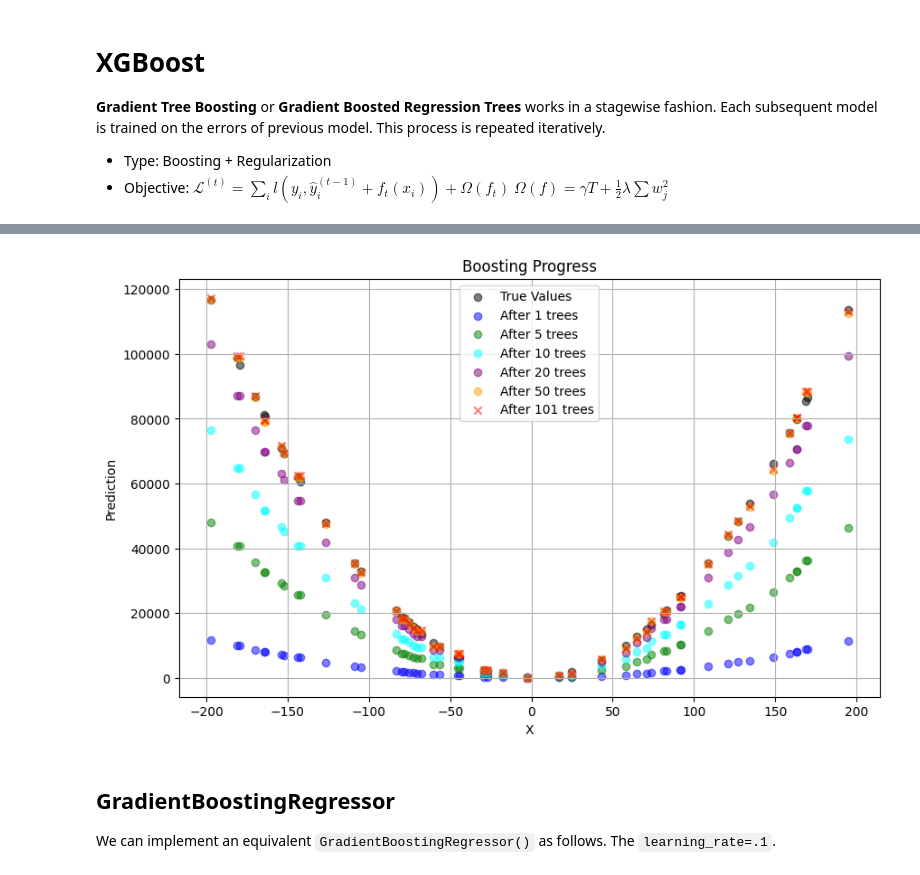
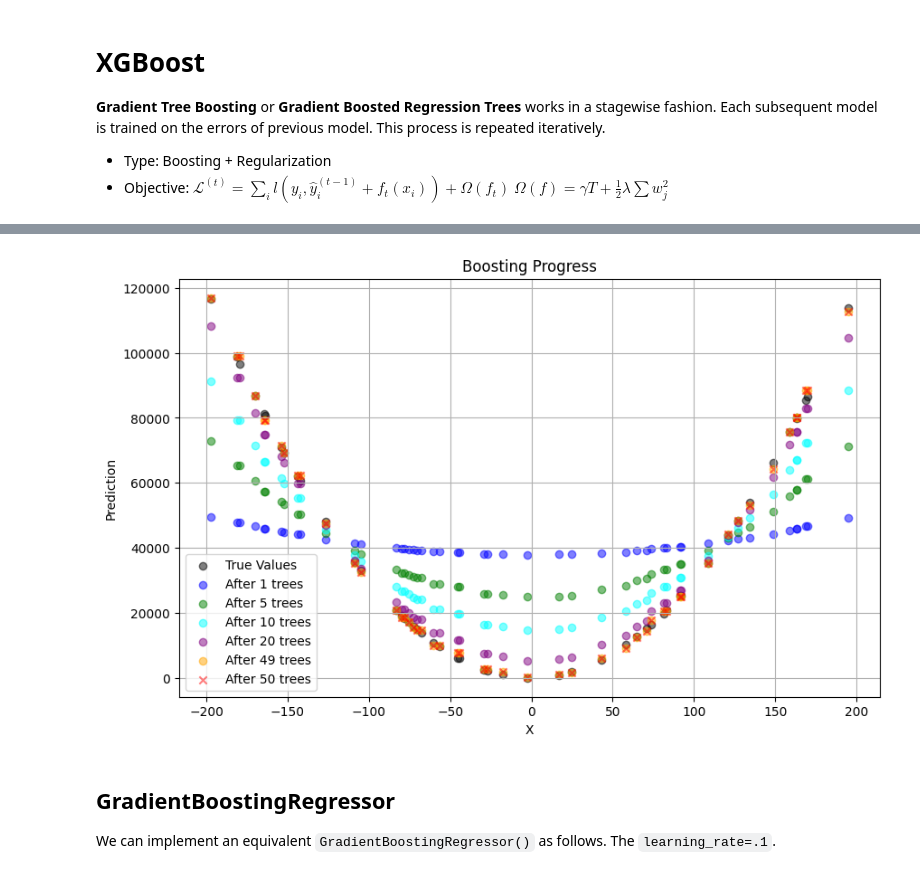
Before and after one commit to opendroid/ml, a Jupyter notebook: ensemble/ex03_xgboost.ipynb, the cells around one changed output, grey strips where cells are left out. Cells and saved outputs as stored; diff of their text form; code cells hidden in the pictures.

Commit message:
Updates XGBoost

```diff
--- a/ensemble/ex03_xgboost.ipynb
+++ b/ensemble/ex03_xgboost.ipynb
@@ -19,20 +19,3 @@ y = 3*X**2 + 0.05 * np.random.randn(n)
 X = X.reshape(-1, 1)
 y = y.reshape(-1, 1)
 X_train, X_test, y_train, y_test = train_test_split(X, y, random_state=42)
-# %%
-from sklearn.tree import DecisionTreeRegressor
-
-# Manual implementation of Gradient Boosting
-tree_reg = []
-learning_rate = 0.1
-n_estimators = 101
-residual = y_train.copy()
-residual = residual.reshape(-1)
-
-# Training
-for i in range(n_estimators):
-    reg = DecisionTreeRegressor(max_depth=10, random_state=42)
-    reg.fit(X_train, residual)
-    y_pred = reg.predict(X_train)
-    residual -= learning_rate * y_pred
-    tree_reg.append(reg)
@@ -39,6 +59,14 @@ for i in range(n_estimators):
+# %%
+xgboost_example = XGBoostExample(
+    learning_rate=0.1,
+    n_estimators=50,
+    max_depth=10,
+    random_state=42
+)
+xgboost_example.fit(X_train, y_train)
 # %%
 # Prediction is sum of all trees
-y_pred = sum(learning_rate * t.predict(X_test) for t in tree_reg)
+y_pred = xgboost_example.predict(X_test)
 # %%
 mse = mean_squared_error(y_test, y_pred)
 mae = mean_absolute_error(y_test, y_pred)
@@ -48,32 +76,33 @@ MSE: 1,003,982.59, MAE: 719.52
 # %%
 import matplotlib.pyplot as plt
 
-# Initialize cumulative prediction
-cumulative_pred = np.zeros_like(y_test)
 
 # Plot true values
 plt.figure(figsize=(10, 6))
 plt.scatter(X_test, y_test, color="black", label="True Values", alpha=0.5)
 
 # Scatter plot of predictions after every 20th tree
 colors = ["blue", "green", "aqua", "purple", "orange"]
 col = 0
-for i in [1, 5, 10, 20, 50]:
-    tree = tree_reg[i]
-    cumulative_pred = sum(learning_rate * t.predict(X_test) for t in tree_reg[:i])
-    plt.scatter(X_test, cumulative_pred, color=colors[col], label=f"After {i} trees", alpha=0.5)
+T = xgboost_example.n_estimators
+for i in [1, 5, 10, 20, T-1]:
+    y_pred = xgboost_example.predict(
+        X_test, n_trees=i)
+    plt.scatter(X_test, y_pred,
+                color=colors[col], label=f"After {i} trees", alpha=0.5)
     col += 1
 # Scatter plot of final prediction
 plt.scatter(X_test, y_pred, color="red",
-            label="After 101 trees", marker="x", alpha=0.5)
+            label=f"After {T} trees",
+            marker="x", alpha=0.5)
 plt.title("Boosting Progress")
 plt.xlabel("X")
 plt.ylabel("Prediction")
 plt.legend()
 plt.grid(True)
 plt.show()
 # %% [output]
-[figure, old version]
+[figure, new version]
 # %% [markdown]
 ## GradientBoostingRegressor
 
```
Also changed, not shown: parts of 4 cells of this notebook, 1 other file.
